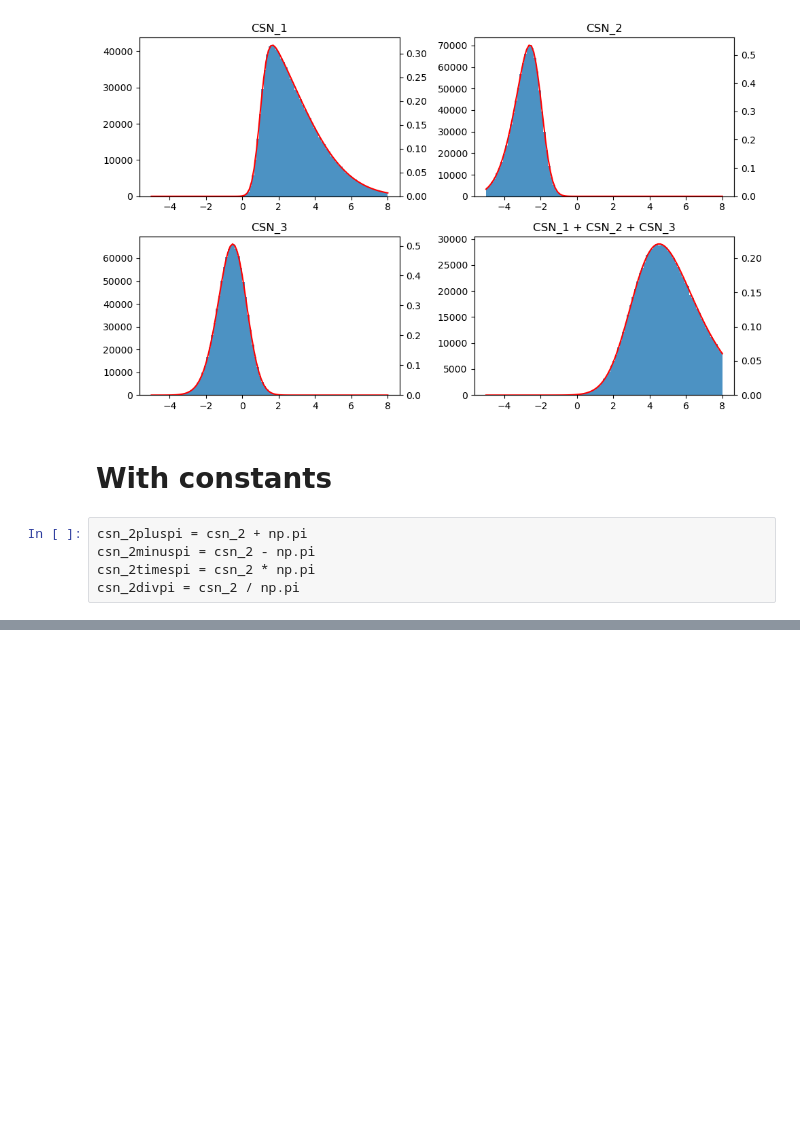
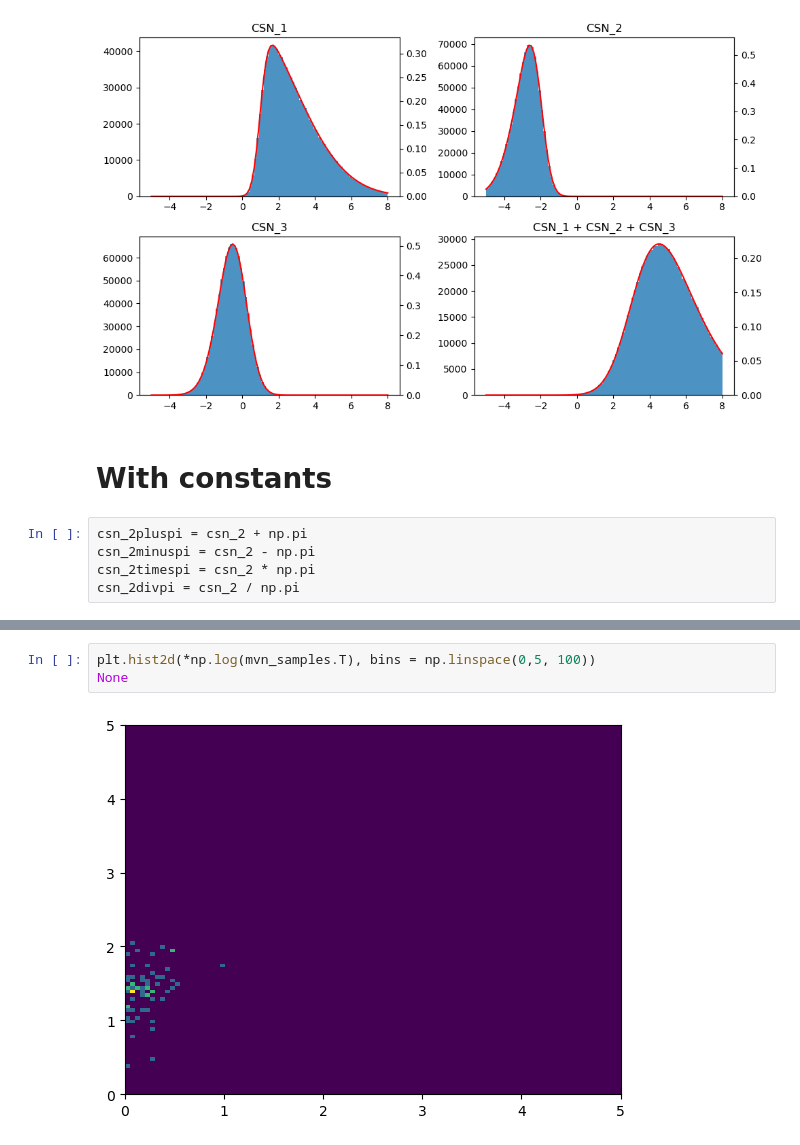
Before and after one commit to FelipeGiro/csnukf, a Jupyter notebook: csnukf/Examples/Operations with CSN.ipynb, the cells around one changed output, grey strips where cells are left out. Cells and saved outputs as stored; diff of their text form; blank space fills up the shorter version.

```diff
--- a/csnukf/Examples/Operations with CSN.ipynb
+++ b/csnukf/Examples/Operations with CSN.ipynb
@@ -252,0 +340,5 @@ fig.tight_layout()
+# %%
+plt.hist2d(*np.log(mvn_samples.T), bins = np.linspace(0,5, 100))
+None
+# %% [output]
+[figure, added]
```
Also changed, not shown: parts of 13 cells of this notebook.
